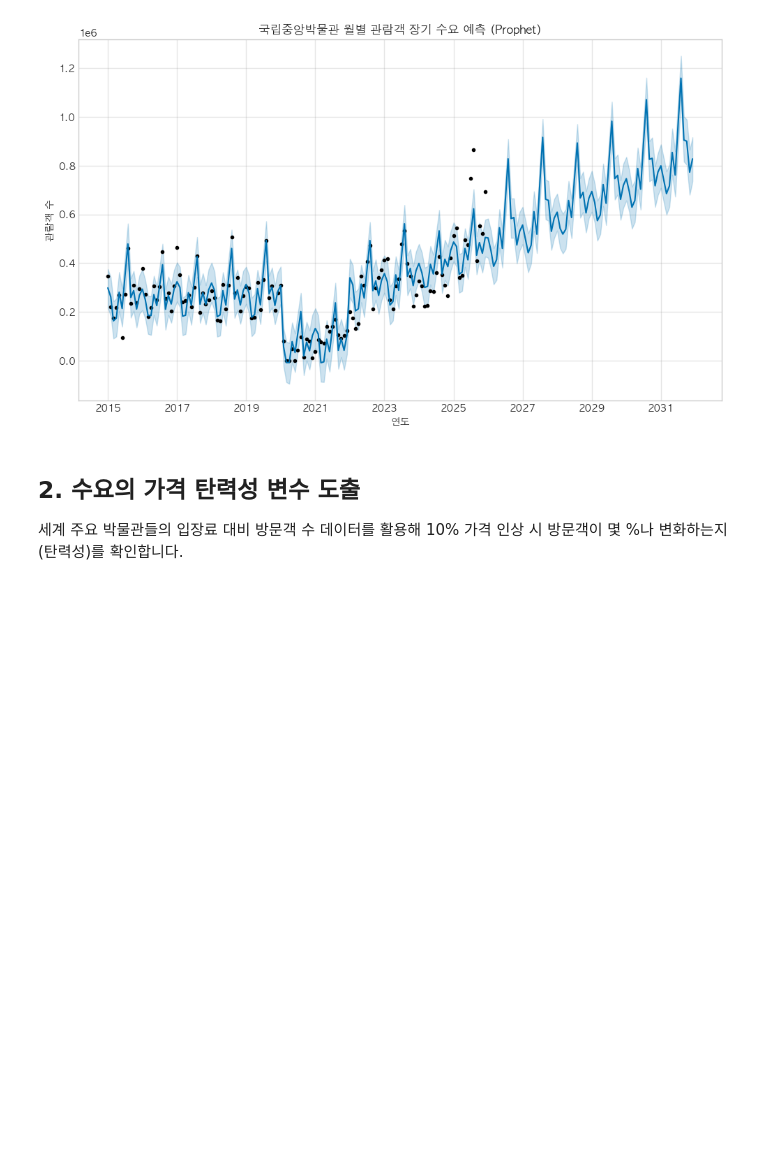
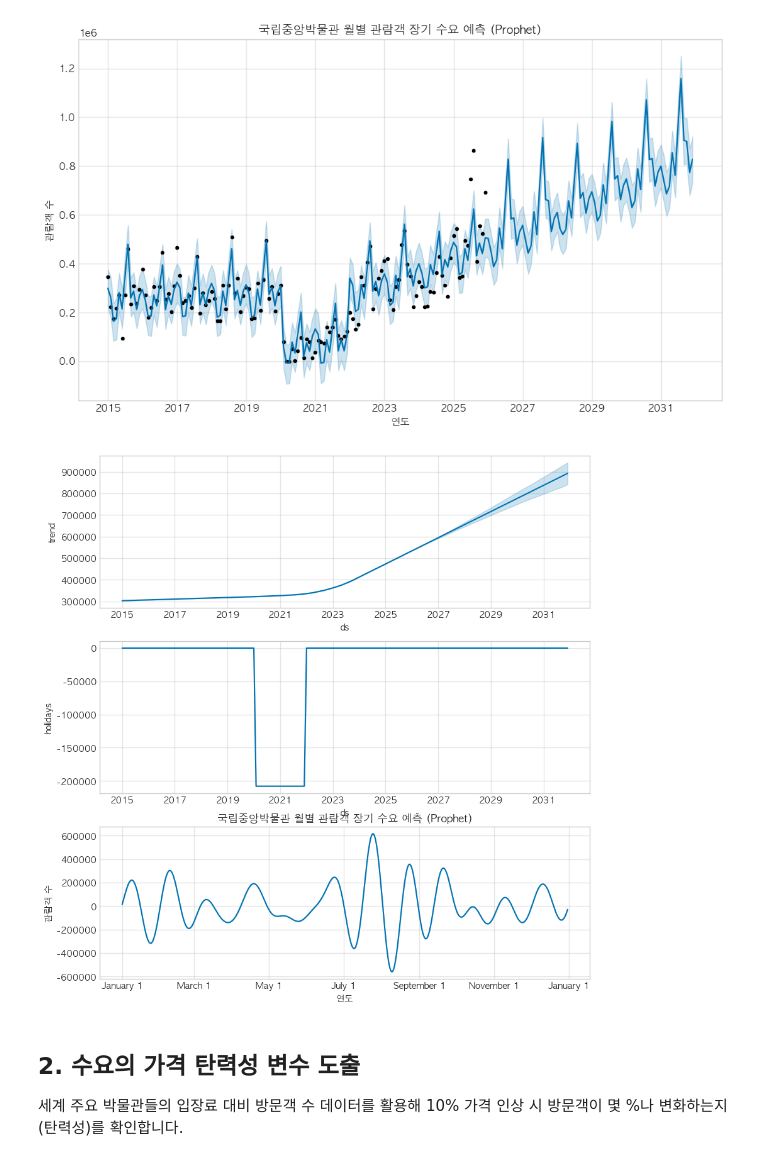
Before and after one commit to bringvotrevin/museum, a Jupyter notebook: analysis/03_price_optimization.ipynb, the cells around one changed output. Cells and saved outputs as stored; diff of their text form; code cells hidden in the pictures; blank space fills up the shorter version.

```diff
--- a/analysis/03_price_optimization.ipynb
+++ b/analysis/03_price_optimization.ipynb
@@ -129,6 +129,15 @@ plt.savefig(f'{OUTPUT_DIR}step1_nmk_forecast.png', dpi=150, bbox_inches='tight')
 plt.show()
 # %% [output]
 [figure]
+# %%
+
+fig = m.plot_components(forecast)
+plt.title("국립중앙박물관 월별 관람객 장기 수요 예측 (Prophet)")
+plt.xlabel("연도")
+plt.ylabel("관람객 수")
+plt.show()
+# %% [output]
+[figure, added]
 # %% [markdown]
 ## 2. 수요의 가격 탄력성 변수 도출
 세계 주요 박물관들의 입장료 대비 방문객 수 데이터를 활용해 10% 가격 인상 시 방문객이 몇 %나 변화하는지(탄력성)를 확인합니다.
```
Also changed, not shown: parts of 11 cells of this notebook, 7 other files.
